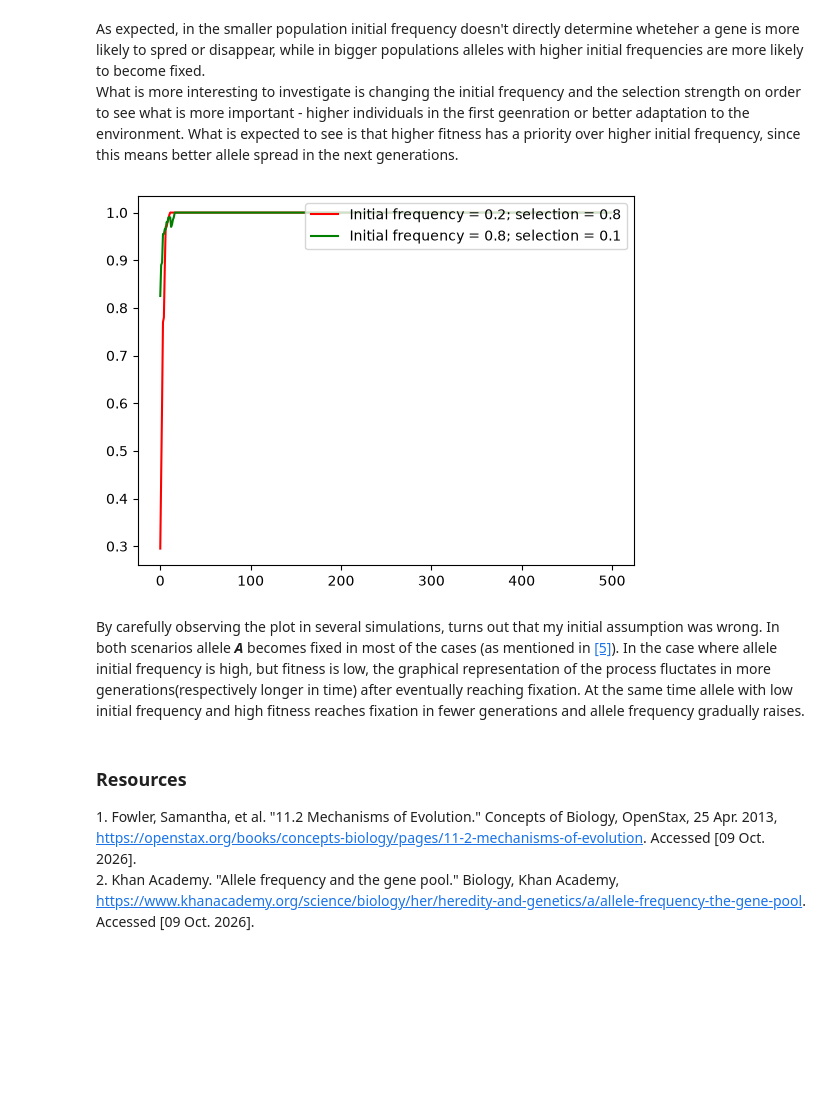
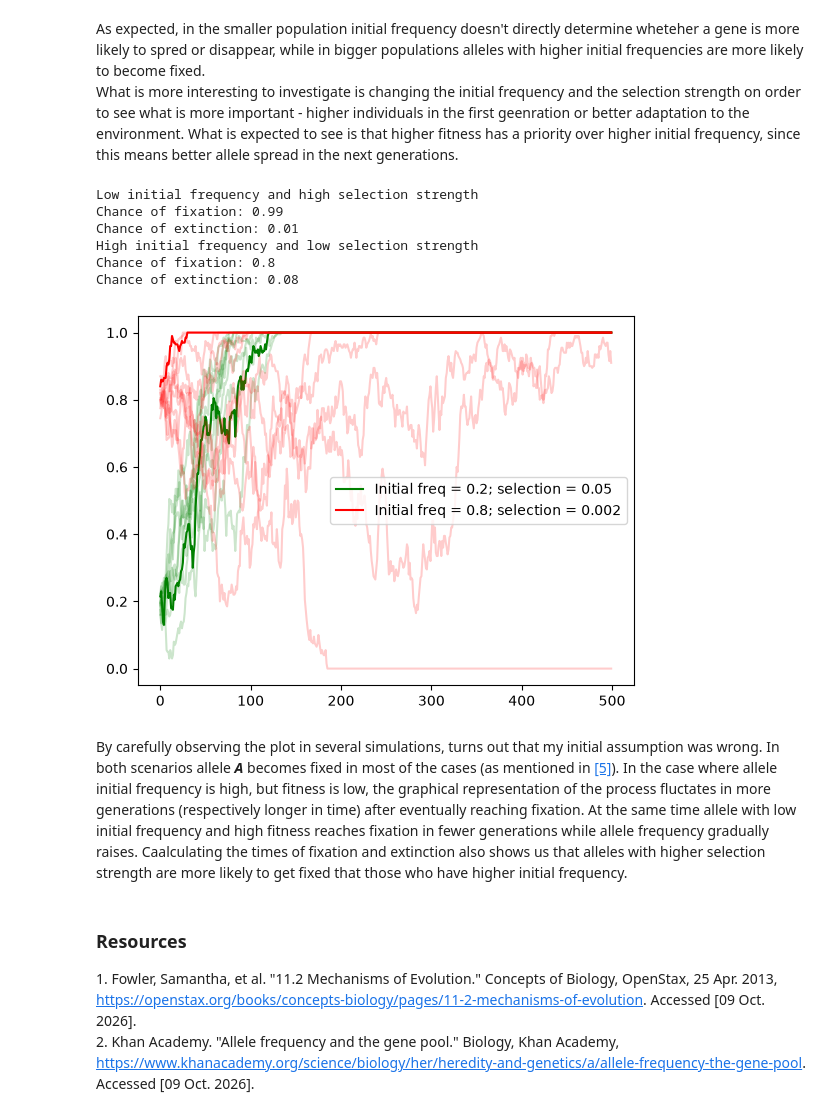
Before and after one commit to Tianna21/MathGene, a Jupyter notebook: MathGene.ipynb, the cells around one changed output. Drawn from its saved outputs; the diff is of its cells as text; code cells hidden in the pictures; blank space fills up the shorter version.

Commit message:
Testing the model with different frequencies and selection strengths

```diff
--- a/MathGene.ipynb
+++ b/MathGene.ipynb
@@ -298,16 +298,55 @@ plt.show()
 # %% [markdown]
 As expected, in the smaller population initial frequency doesn't directly determine wheteher a gene is more likely to spred or disappear, while in bigger populations alleles with higher initial frequencies are more likely to become fixed. <br> What is more interesting to investigate is changing the initial frequency and the selection strength on order to see what is more important - higher individuals in the first geenration or better adaptation to the environment. What is expected to see is that higher fitness has a priority over higher initial frequency, since this means better allele spread in the next generations.
 # %%
-low_freq_high_selection = simulate_population(population_size=population_size,initial_frequency=0.2,selection=0.8)
-plt.plot(low_freq_high_selection, label = "Initial frequency = 0.2; selection = 0.8",c='r')
-high_freq_low_selection = simulate_population(population_size=population_size,initial_frequency=0.8,selection=0.1)
-plt.plot(high_freq_low_selection, label = "Initial frequency = 0.8; selection = 0.1",c='g')
-plt.legend(loc = "upper right")
+fixation_case1 = 0
+extinction_case1 = 0
+simulations = 100
+print("Low initial frequency and high selection strength")
+for simulation_case1 in range(simulations):
+    low_freq_high_selection = simulate_population(population_size=population_size,initial_frequency=0.2,selection=0.05)
+    if(low_freq_high_selection[-1]==1):
+        fixation_case1 += 1
+    elif(low_freq_high_selection[-1]==0):
+        extinction_case1 += 1
+    if simulation_case1 < 10:
+        if simulation_case1 == 0:
+            plt.plot(low_freq_high_selection, c='g', label="Initial freq = 0.2; selection = 0.05")
+        else:
+            plt.plot(low_freq_high_selection, c='g', alpha=0.2)
+print(f"Chance of fixation: {fixation_case1/simulations}")
+print(f"Chance of extinction: {extinction_case1/simulations}")
+
+
+fixation_case2 = 0
+extinction_case2 = 0
+print("High initial frequency and low selection strength")
+for simulation_case2 in range(simulations):
+    high_freq_low_selection = simulate_population(population_size=population_size,initial_frequency=0.8,selection=0.002)
+    if(high_freq_low_selection[-1]==1):
+            fixation_case2 += 1
+    elif(high_freq_low_selection[-1]==0):
+            extinction_case2 += 1
+    if simulation_case2 < 10:
+        if simulation_case2 == 0:
+            plt.plot(high_freq_low_selection, c='r', label="Initial freq = 0.8; selection = 0.002")
+        else:
+            plt.plot(high_freq_low_selection, c='r', alpha=0.2)
+print(f"Chance of fixation: {fixation_case2/simulations}")
+print(f"Chance of extinction: {extinction_case2/simulations}")
+plt.xlabel="Number of generation"
+plt.ylabel="Allele frequency"
+plt.legend()
 plt.show()
 # %% [output]
+Low initial frequency and high selection strength
+Chance of fixation: 0.99
+Chance of extinction: 0.01
+High initial frequency and low selection strength
+Chance of fixation: 0.8
+Chance of extinction: 0.08
-[figure, old version]
+[figure, new version]
 # %% [markdown]
-By carefully observing the plot in several simulations, turns out that my initial assumption was wrong. In both scenarios allele ***A*** becomes fixed in most of the cases (as mentioned in [[5]](#ref5)). In the case where allele initial frequency is high, but fitness is low, the graphical representation of the process fluctates in more generations(respectively longer in time) after eventually reaching fixation. At the same time allele with low initial frequency and high fitness reaches fixation in fewer generations and allele frequency gradually raises.
+By carefully observing the plot in several simulations, turns out that my initial assumption was wrong. In both scenarios allele ***A*** becomes fixed in most of the cases (as mentioned in [[5]](#ref5)). In the case where allele initial frequency is high, but fitness is low, the graphical representation of the process fluctates in more generations (respectively longer in time) after eventually reaching fixation. At the same time allele with low initial frequency and high fitness reaches fixation in fewer generations while allele frequency gradually raises. Caalculating the times of fixation and extinction also shows us that alleles with higher selection strength are more likely to get fixed that those who have higher initial frequency.
 # %% [markdown]
 ### Resources
 <a id="ref1"></a>1. Fowler, Samantha, et al. "11.2 Mechanisms of Evolution." Concepts of Biology, OpenStax, 25 Apr. 2013, https://openstax.org/books/concepts-biology/pages/11-2-mechanisms-of-evolution. Accessed [09 Oct. 2026]. <br>
```
